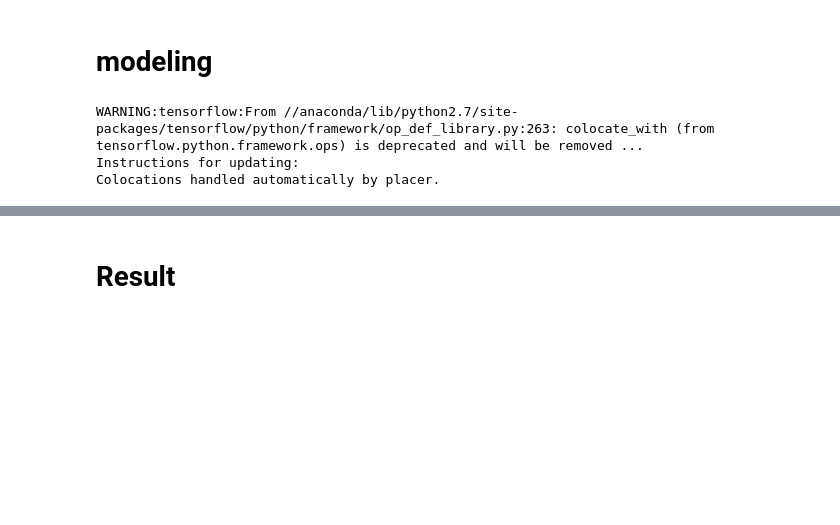
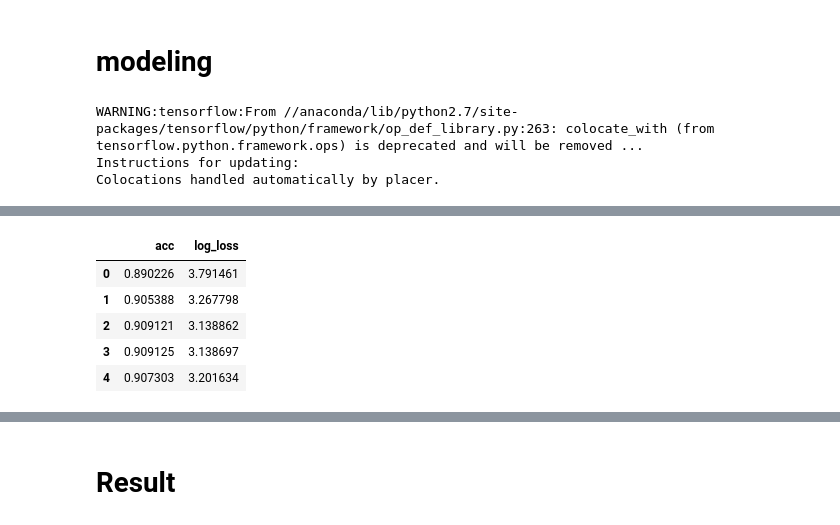
Before and after one commit to johniselin/info254_sfo_police, a Jupyter notebook: RNN_with_cv.ipynb, the cells around one changed output, grey strips where cells are left out. Cells and saved outputs as stored; diff of their text form; code cells hidden in the pictures; blank space fills up the shorter version.

```diff
--- a/RNN_with_cv.ipynb
+++ b/RNN_with_cv.ipynb
@@ -296,0 +268,11 @@ Epoch 139/500
+# %%
+# Baseline --> Assign all observations to = 0 (no crime)
+
+model = MyLSTM(**def_params)
+
+train_scores_df, test_scores_df, y_test_probs = time_series_cv(x_all,
+                                                               y_all,
+                                                               n_splits=n_splits,
+                                                               model=model,
+                                                               fit_params=fit_params,
+                                                               baseline=True)
@@ -296,0 +297,11 @@ Epoch 139/500
+# %%
+# train metrics for baseline
+train_scores_df.to_csv("./results/train_scores_base.csv", index=False)
+train_scores_df
+# %% [output]
+|  | acc | log_loss |
+| 0 | 0.890226 | 3.791461 |
+| 1 | 0.905388 | 3.267798 |
+| 2 | 0.909121 | 3.138862 |
+| 3 | 0.909125 | 3.138697 |
+| 4 | 0.907303 | 3.201634 |
```
Also changed, not shown: parts of 8 cells of this notebook, 3 other files.
